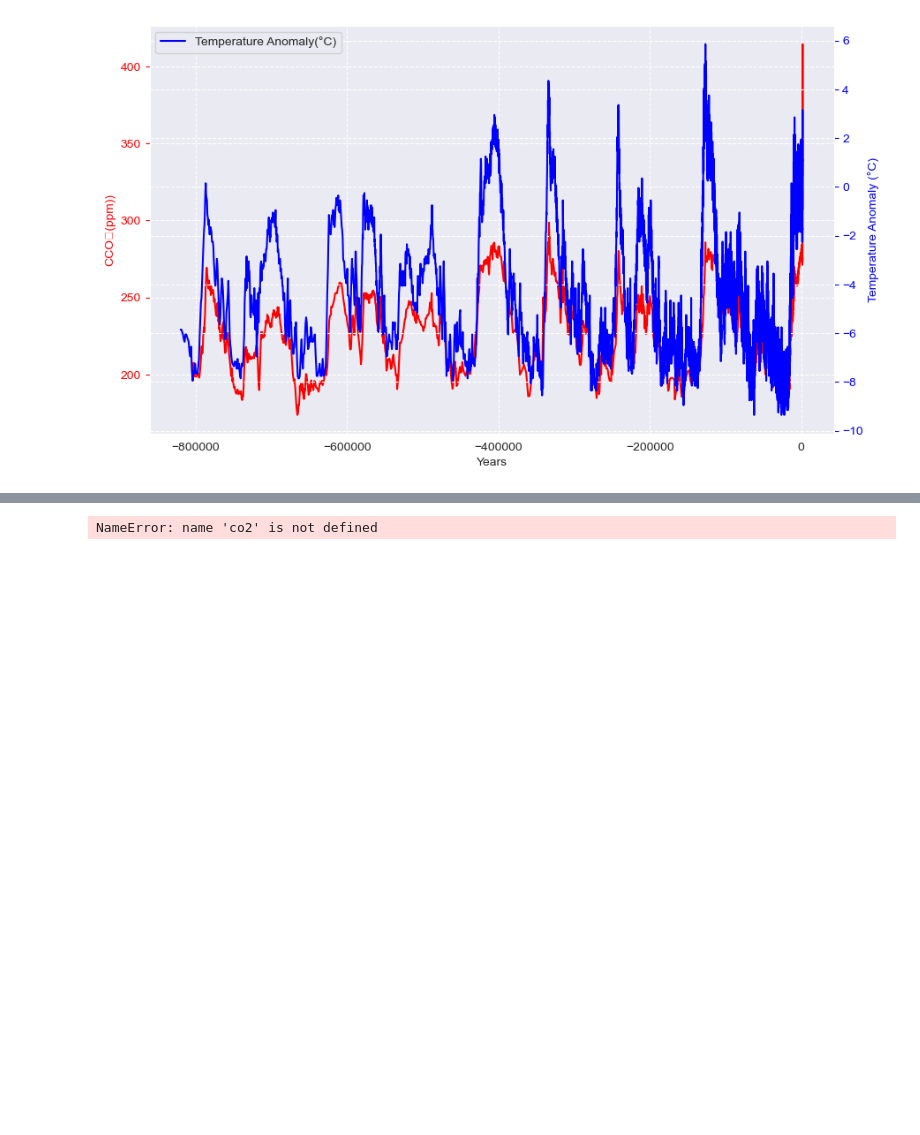
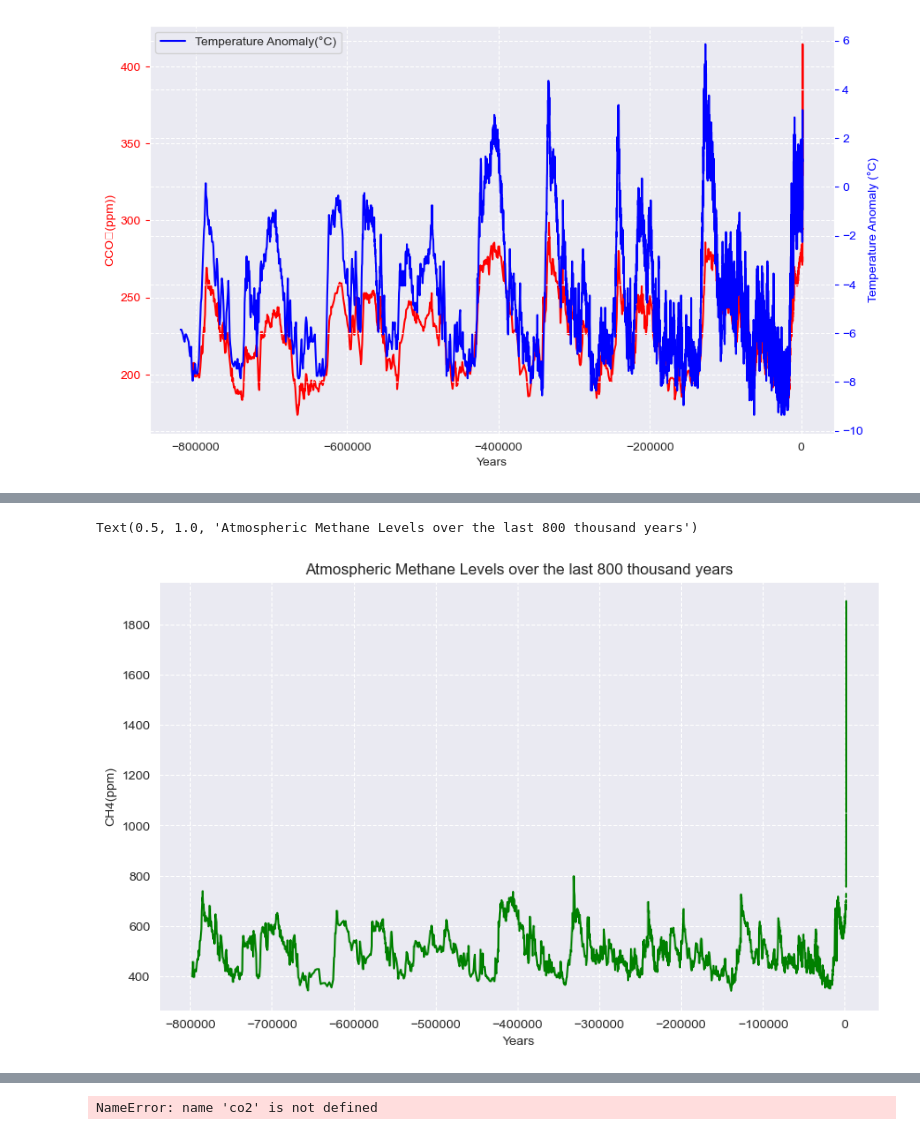
Before and after one commit to Kevin002023/PFDA--Climate-Project, a Jupyter notebook: PFDA-Project-2.ipynb, the cells around one changed output, grey strips where cells are left out. Cells and saved outputs as stored; diff of their text form; code cells hidden in the pictures; blank space fills up the shorter version.

```diff
--- a/PFDA-Project-2.ipynb
+++ b/PFDA-Project-2.ipynb
@@ -511,0 +519,9 @@ plt.legend(loc='upper left')
+# %%
+#reading in the dataset
+
+methane = pd.read_csv('Datasets Used/ch4-ghg-concentrations_fig-2.csv', skiprows=7)
+methane.rename(columns={'Ice core measurements':'Corrected Years', 'Unnamed: 1':'EPICA', 'Unnamed: 2':'Law Dome', 'Unnamed: 3':'Cape Grim, Australia', 'Unnamed: 4':'Mauna Loa, Hawaii','Unnamed: 5': 'Shetland Islands, Scotland'}, inplace=True)
+methane = methane.drop(labels =2175, axis=0) #There is a break in the compiled datasets when  it mvoes from ice core samples to direct measurements. i want to remove ths.
+methane['Corrected Years'] =methane['Corrected Years'].astype(float) #trying to remove decimals but get an error message when converting to int.
+methane['Corrected Years'] =methane['Corrected Years'].astype(int) #however it will allow me to convert to float first and then back to int
+methane.tail(140) #checking it looks as expected
@@ -511,0 +548,5 @@ plt.legend(loc='upper left')
+# %%
+methane = methane.iloc[:, [0, 1, 2, 4]] # removing other columns
+# %%
+methane.loc[2078:, 'EPICA'] = np.nan # row 2077 will be the final value from EPICA. replaced everything else witht NaN
+methane.tail(139)
@@ -511,0 +567,5 @@ plt.legend(loc='upper left')
+# %%
+#Creating another column with that will have a combined timeline
+
+methane['Average'] = methane[['EPICA', 'Law Dome', 'Mauna Loa, Hawaii']].mean(axis=1)
+methane.tail(100)
@@ -511,0 +586,13 @@ plt.legend(loc='upper left')
+# %%
+#Plotting Methane levels in one continuous plot
+
+fig, ax1 = plt.subplots(figsize=(10, 6))
+
+# Plotting the average data
+ax1.plot(methane['Corrected Years'], methane['Average'], 'green', label= "Average") #https://www.geeksforgeeks.org/how-to-print-superscript-and-subscript-in-python/
+ax1.set_xlabel('Years')
+ax1.set_ylabel('CH4(ppm)')
+plt.title("Atmospheric Methane Levels over the last 800 thousand years")
+# %% [output]
+Text(0.5, 1.0, 'Atmospheric Methane Levels over the last 800 thousand years')
+[figure, added]
```
Also changed, not shown: parts of 14 cells of this notebook, 1 other file.
